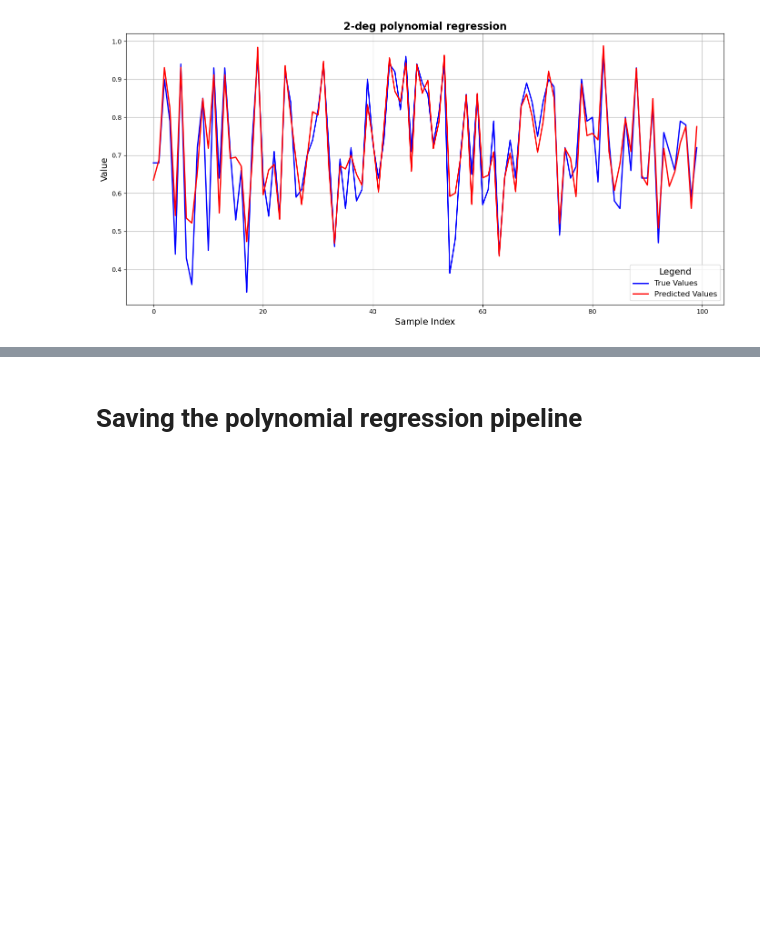
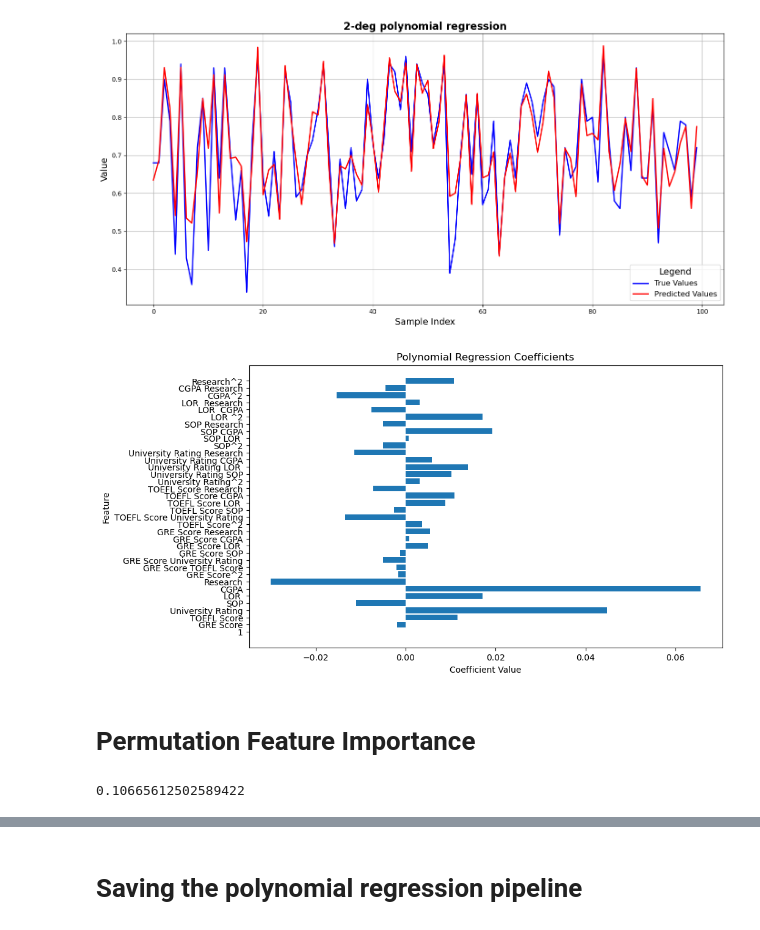
Before and after one commit to SujanNeupane42/DATA-601-Group-Project, a Jupyter notebook: modelling.ipynb, the cells around one changed output, grey strips where cells are left out. Cells and saved outputs as stored; diff of their text form; code cells hidden in the pictures; blank space fills up the shorter version.

Commit message:
permutation feature importance

```diff
--- a/modelling.ipynb
+++ b/modelling.ipynb
@@ -484,3 +486,20 @@ plt.tight_layout()
 plt.show()
 # %% [output]
 [figure]
+# %%
+# Extract coefficients
+model = pipeline.named_steps['model']
+coefficients = model.coef_
+feature_names = pipeline.named_steps['poly'].get_feature_names_out(X_train.columns)
+
+# Plot the coefficients
+plt.figure(figsize=(10, 6))
+plt.barh(feature_names, coefficients)
+plt.xlabel('Coefficient Value')
+plt.ylabel('Feature')
+plt.title('Polynomial Regression Coefficients')
+plt.show()
+# %% [output]
+[figure, added]
+# %% [markdown]
+# Permutation Feature Importance
@@ -486,0 +510,4 @@ plt.show()
+# %%
+importances.sum()
+# %% [output]
+0.10665612502589422
```
Also changed, not shown: parts of 6 cells of this notebook.
